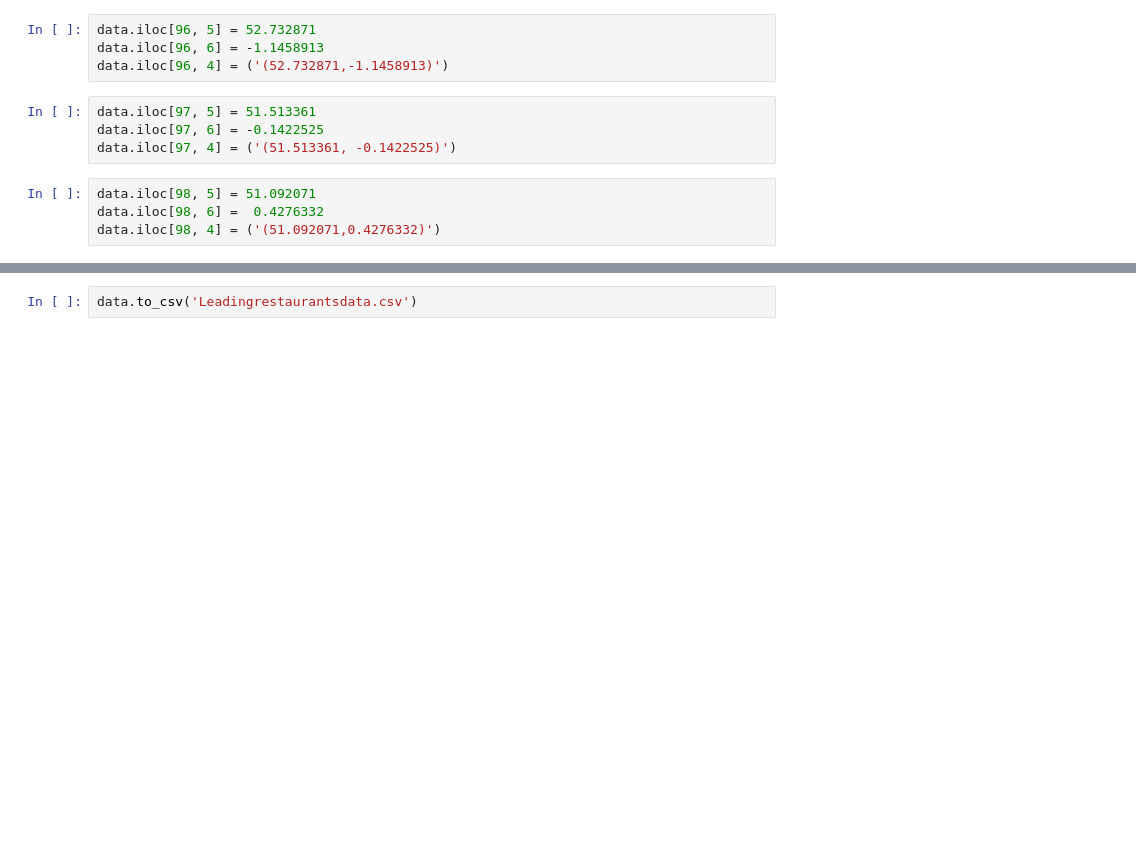
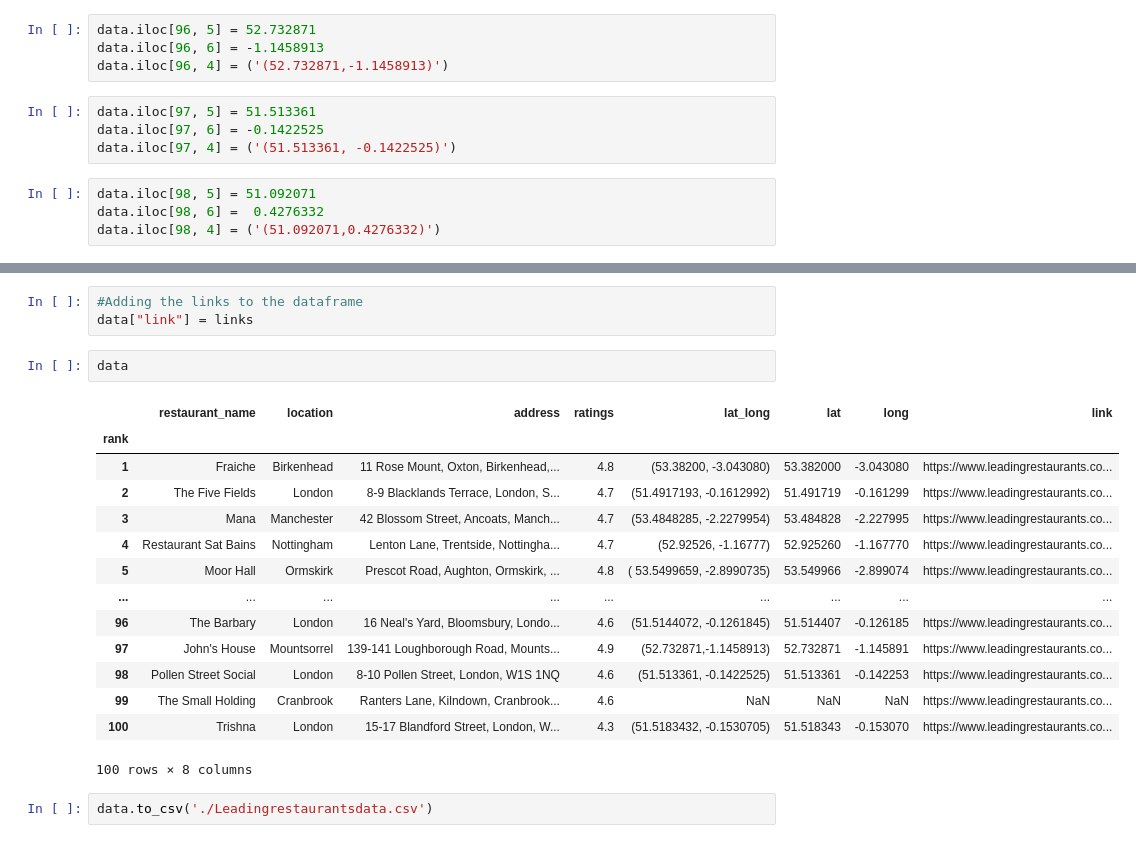
Before and after one commit to Miniy751/Visualising-Data, a Jupyter notebook: LeadingRestaurants.ipynb, the cells around one changed output, grey strips where cells are left out. Saved outputs shown, nothing was run; the diff lists cells and outputs as text; blank space fills up the shorter version.

```diff
--- a/LeadingRestaurants.ipynb
+++ b/LeadingRestaurants.ipynb
@@ -449,2 +449,22 @@ data.head(100)
+# %%
+#Adding the links to the dataframe
+data["link"] = links
+# %%
+data
+# %% [output]
+|  | restaurant_name | location | address | ratings | lat_long | lat | long | link |
+| rank |  |  |  |  |  |  |  |  |
+| 1 | Fraiche | Birkenhead | 11 Rose Mount, Oxton, Birkenhead,... | 4.8 | (53.38200, -3.043080) | 53.382000 | -3.043080 | https://www.leadingrestaurants.co... |
+| 2 | The Five Fields | London | 8-9 Blacklands Terrace, London, S... | 4.7 | (51.4917193, -0.1612992) | 51.491719 | -0.161299 | https://www.leadingrestaurants.co... |
+| 3 | Mana | Manchester | 42 Blossom Street, Ancoats, Manch... | 4.7 | (53.4848285, -2.2279954) | 53.484828 | -2.227995 | https://www.leadingrestaurants.co... |
+| 4 | Restaurant Sat Bains | Nottingham | Lenton Lane, Trentside, Nottingha... | 4.7 | (52.92526, -1.16777) | 52.925260 | -1.167770 | https://www.leadingrestaurants.co... |
+| 5 | Moor Hall | Ormskirk | Prescot Road, Aughton, Ormskirk, ... | 4.8 | ( 53.5499659, -2.8990735) | 53.549966 | -2.899074 | https://www.leadingrestaurants.co... |
+| ... | ... | ... | ... | ... | ... | ... | ... | ... |
+| 96 | The Barbary | London | 16 Neal's Yard, Bloomsbury, Londo... | 4.6 | (51.5144072, -0.1261845) | 51.514407 | -0.126185 | https://www.leadingrestaurants.co... |
+| 97 | John's House | Mountsorrel | 139-141 Loughborough Road, Mounts... | 4.9 | (52.732871,-1.1458913) | 52.732871 | -1.145891 | https://www.leadingrestaurants.co... |
+| 98 | Pollen Street Social | London | 8-10 Pollen Street, London, W1S 1NQ | 4.6 | (51.513361, -0.1422525) | 51.513361 | -0.142253 | https://www.leadingrestaurants.co... |
+| 99 | The Small Holding | Cranbrook | Ranters Lane, Kilndown, Cranbrook... | 4.6 | NaN | NaN | NaN | https://www.leadingrestaurants.co... |
+| 100 | Trishna | London | 15-17 Blandford Street, London, W... | 4.3 | (51.5183432, -0.1530705) | 51.518343 | -0.153070 | https://www.leadingrestaurants.co... |
+100 rows × 8 columns
 # %%
-data.to_csv('Leadingrestaurantsdata.csv')
+data.to_csv('./Leadingrestaurantsdata.csv')
```
Also changed, not shown: parts of 1 cell of this notebook.
